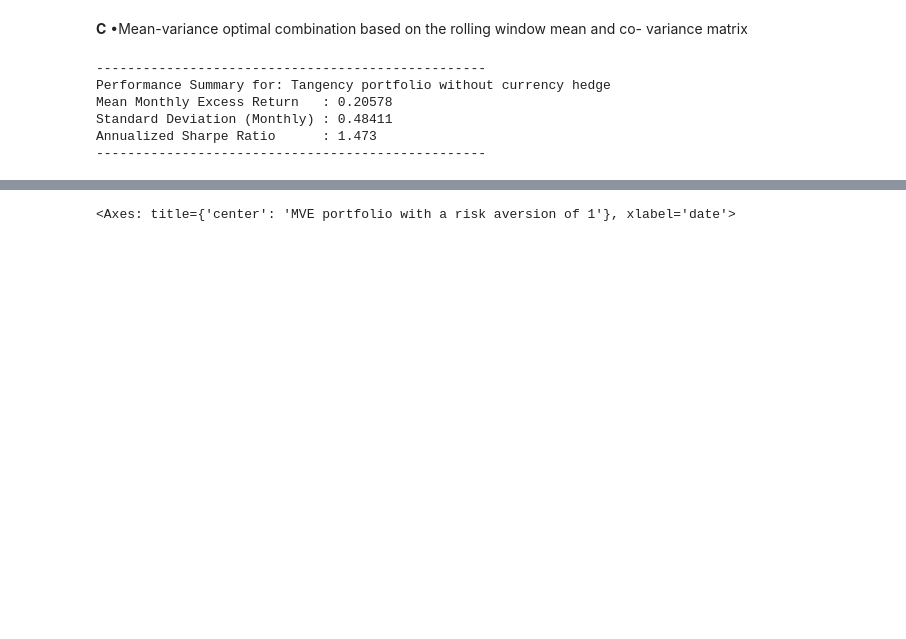
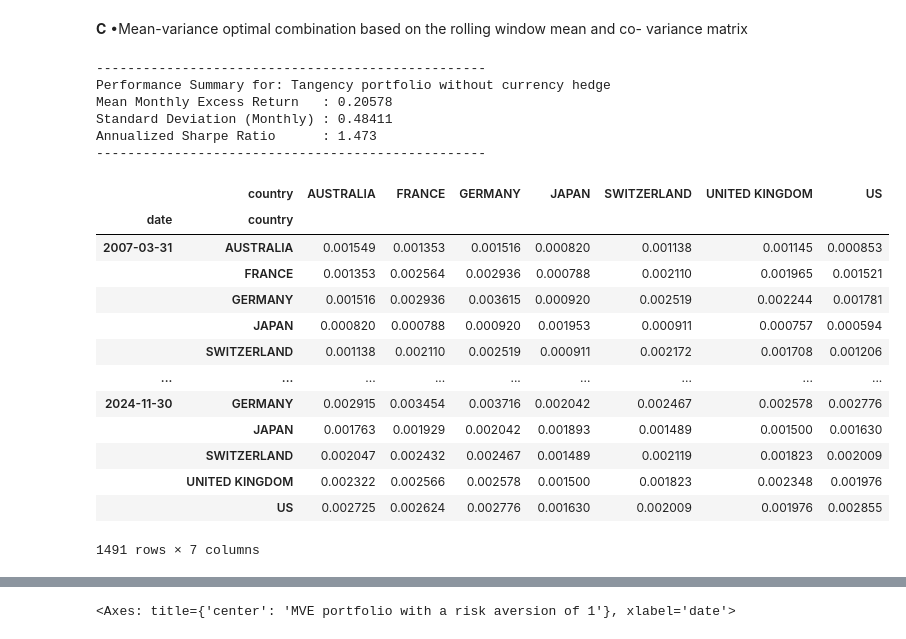
Before and after one commit to Wfiles/global-tactical-fund-simulator, a Jupyter notebook: data_collection.ipynb, the cells around one changed output, grey strips where cells are left out. Saved outputs shown, nothing was run; the diff lists cells and outputs as text; code cells hidden in the pictures; blank space fills up the shorter version.

```diff
--- a/data_collection.ipynb
+++ b/data_collection.ipynb
@@ -747,3 +661,20 @@ Mean Monthly Excess Return   : 0.20578
 Standard Deviation (Monthly) : 0.48411
 Annualized Sharpe Ratio      : 1.473
 --------------------------------------------------
+# %%
+cov_windowed
+# %% [output]
+|  | country | AUSTRALIA | FRANCE | GERMANY | JAPAN | SWITZERLAND | UNITED KINGDOM | US |
+| date | country |  |  |  |  |  |  |  |
+| 2007-03-31 | AUSTRALIA | 0.001549 | 0.001353 | 0.001516 | 0.000820 | 0.001138 | 0.001145 | 0.000853 |
+|  | FRANCE | 0.001353 | 0.002564 | 0.002936 | 0.000788 | 0.002110 | 0.001965 | 0.001521 |
+|  | GERMANY | 0.001516 | 0.002936 | 0.003615 | 0.000920 | 0.002519 | 0.002244 | 0.001781 |
+|  | JAPAN | 0.000820 | 0.000788 | 0.000920 | 0.001953 | 0.000911 | 0.000757 | 0.000594 |
+|  | SWITZERLAND | 0.001138 | 0.002110 | 0.002519 | 0.000911 | 0.002172 | 0.001708 | 0.001206 |
+| ... | ... | ... | ... | ... | ... | ... | ... | ... |
+| 2024-11-30 | GERMANY | 0.002915 | 0.003454 | 0.003716 | 0.002042 | 0.002467 | 0.002578 | 0.002776 |
+|  | JAPAN | 0.001763 | 0.001929 | 0.002042 | 0.001893 | 0.001489 | 0.001500 | 0.001630 |
+|  | SWITZERLAND | 0.002047 | 0.002432 | 0.002467 | 0.001489 | 0.002119 | 0.001823 | 0.002009 |
+|  | UNITED KINGDOM | 0.002322 | 0.002566 | 0.002578 | 0.001500 | 0.001823 | 0.002348 | 0.001976 |
+|  | US | 0.002725 | 0.002624 | 0.002776 | 0.001630 | 0.002009 | 0.001976 | 0.002855 |
+1491 rows × 7 columns
```
Also changed, not shown: parts of 46 cells of this notebook, 16 other files.
